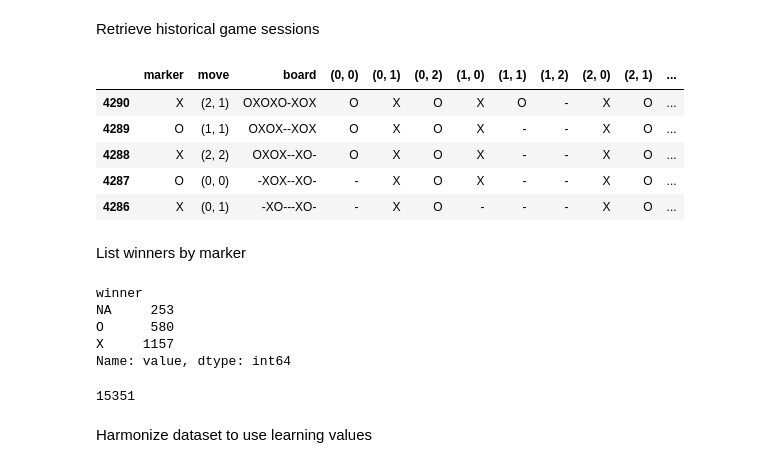
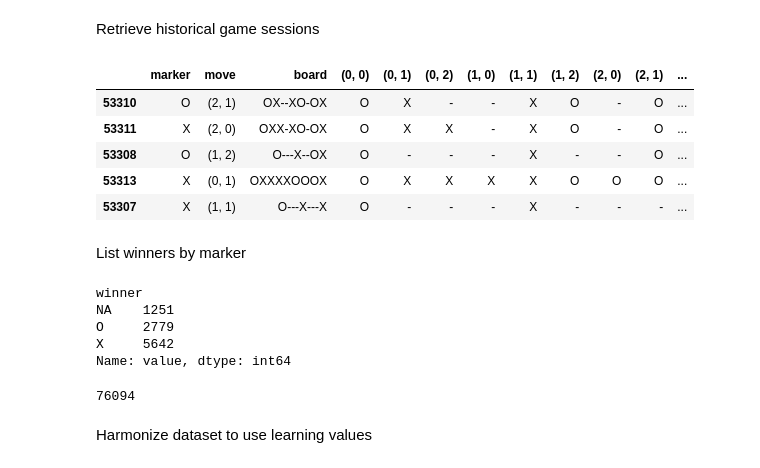
Before and after one commit to henrytseng/tictactoe2, a Jupyter notebook: learning_tictactoe.ipynb, the cells around one changed output. Saved outputs shown, nothing was run; the diff lists cells and outputs as text; code cells hidden in the pictures.

```diff
--- a/learning_tictactoe.ipynb
+++ b/learning_tictactoe.ipynb
@@ -61,16 +58,16 @@ def load(src):
     df_s = df_s.fillna('NA')
     return df_s
 # %%
-df = load('data/0xe2c4.csv')
+df = load('data/0x7ac1.csv')
 df = df.sort_values(by=['id'])
 df.head()
 # %% [output]
 |  | marker | move | board | (0, 0) | (0, 1) | (0, 2) | (1, 0) | (1, 1) | (1, 2) | (2, 0) | (2, 1) | ... |
-| 4290 | X | (2, 1) | OXOXO-XOX | O | X | O | X | O | - | X | O | ... |
-| 4289 | O | (1, 1) | OXOX--XOX | O | X | O | X | - | - | X | O | ... |
-| 4288 | X | (2, 2) | OXOX--XO- | O | X | O | X | - | - | X | O | ... |
-| 4287 | O | (0, 0) | -XOX--XO- | - | X | O | X | - | - | X | O | ... |
-| 4286 | X | (0, 1) | -XO---XO- | - | X | O | - | - | - | X | O | ... |
+| 53310 | O | (2, 1) | OX--XO-OX | O | X | - | - | X | O | - | O | ... |
+| 53311 | X | (2, 0) | OXX-XO-OX | O | X | X | - | X | O | - | O | ... |
+| 53308 | O | (1, 2) | O---X--OX | O | - | - | - | X | - | - | O | ... |
+| 53313 | X | (0, 1) | OXXXXOOOX | O | X | X | X | X | O | O | O | ... |
+| 53307 | X | (1, 1) | O---X---X | O | - | - | - | X | - | - | - | ... |
 # %% [markdown]
 List winners by marker
 # %%
@@ -83,14 +80,14 @@ def info(df_s):
 info(df)
 # %% [output]
 winner
-NA     253
-O      580
-X     1157
+NA    1251
+O     2779
+X     5642
 Name: value, dtype: int64
 # %%
 num_games = df.shape[0]
 num_games
 # %% [output]
-15351
+76094
 # %% [markdown]
 Harmonize dataset to use learning values
```
Also changed, not shown: parts of 28 cells of this notebook, 2 other files.
